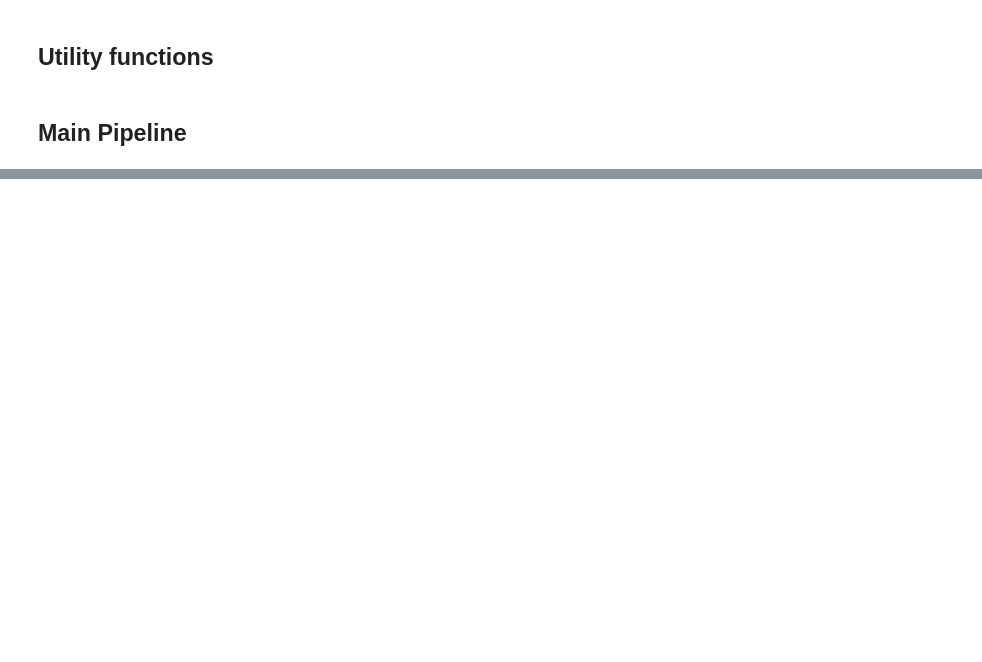
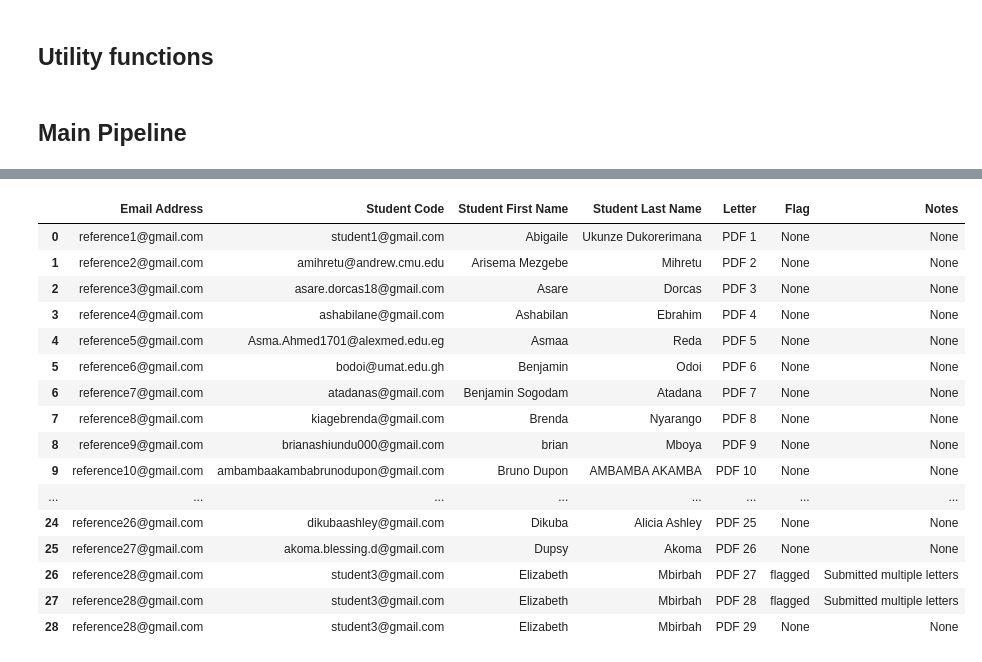
Before and after one commit to trendinafrica/student_selection_process_automation, a Jupyter notebook: main.ipynb, the cells around one changed output, grey strips where cells are left out. Drawn from its saved outputs; the diff is of its cells as text; code cells hidden in the pictures; blank space fills up the shorter version.

Commit message:
matching references to students

```diff
--- a/main.ipynb
+++ b/main.ipynb
@@ -33,6 +33,12 @@ ref_raw_responses_df = pd.read_excel(REF_DATA_DIR)
 # Adding two columns to the responses DataFrame (initialized with None for all cells).
 std_raw_responses_df['Flag'] = None  #String ("flagged" or None)
 std_raw_responses_df['Notes'] = None #String (Text of notes == reasaons for flagging)
+std_raw_responses_df['Recommendation Letter 1'] = None
+std_raw_responses_df['Recommendation Letter 2'] = None
+
+# Flag the reference response if they submit more than one letter (keeo the last letter submitted)
+ref_raw_responses_df['Flag'] = None
+ref_raw_responses_df['Notes'] = None
 # %%
 raw_responses_df.columns
 # %% [output]
@@ -323,0 +393,20 @@ df.iloc[:, 18:20]
+# %%
+flag_duplicate_refs(ref_raw_responses_df)
+# %% [output]
+|  | Email Address | Student Code | Student First Name | Student Last Name | Letter | Flag | Notes |
+| 0 | reference1@gmail.com | student1@gmail.com | Abigaile | Ukunze Dukorerimana | PDF 1 | None | None |
+| 1 | reference2@gmail.com | amihretu@andrew.cmu.edu | Arisema Mezgebe | Mihretu | PDF 2 | None | None |
+| 2 | reference3@gmail.com | asare.dorcas18@gmail.com | Asare | Dorcas | PDF 3 | None | None |
+| 3 | reference4@gmail.com | ashabilane@gmail.com | Ashabilan | Ebrahim | PDF 4 | None | None |
+| 4 | reference5@gmail.com | Asma.Ahmed1701@alexmed.edu.eg | Asmaa | Reda | PDF 5 | None | None |
+| 5 | reference6@gmail.com | bodoi@umat.edu.gh | Benjamin | Odoi | PDF 6 | None | None |
+| 6 | reference7@gmail.com | atadanas@gmail.com | Benjamin Sogodam | Atadana | PDF 7 | None | None |
+| 7 | reference8@gmail.com | kiagebrenda@gmail.com | Brenda | Nyarango | PDF 8 | None | None |
+| 8 | reference9@gmail.com | brianashiundu000@gmail.com | brian | Mboya | PDF 9 | None | None |
+| 9 | reference10@gmail.com | ambambaakambabrunodupon@gmail.com | Bruno Dupon | AMBAMBA AKAMBA | PDF 10 | None | None |
+| ... | ... | ... | ... | ... | ... | ... | ... |
+| 24 | reference26@gmail.com | dikubaashley@gmail.com | Dikuba | Alicia Ashley | PDF 25 | None | None |
+| 25 | reference27@gmail.com | akoma.blessing.d@gmail.com | Dupsy | Akoma | PDF 26 | None | None |
+| 26 | reference28@gmail.com | student3@gmail.com | Elizabeth | Mbirbah | PDF 27 | flagged | Submitted multiple letters |
+| 27 | reference28@gmail.com | student3@gmail.com | Elizabeth | Mbirbah | PDF 28 | flagged | Submitted multiple letters |
+| 28 | reference28@gmail.com | student3@gmail.com | Elizabeth | Mbirbah | PDF 29 | None | None |
```
Also changed, not shown: parts of 8 cells of this notebook, 2 other files.
